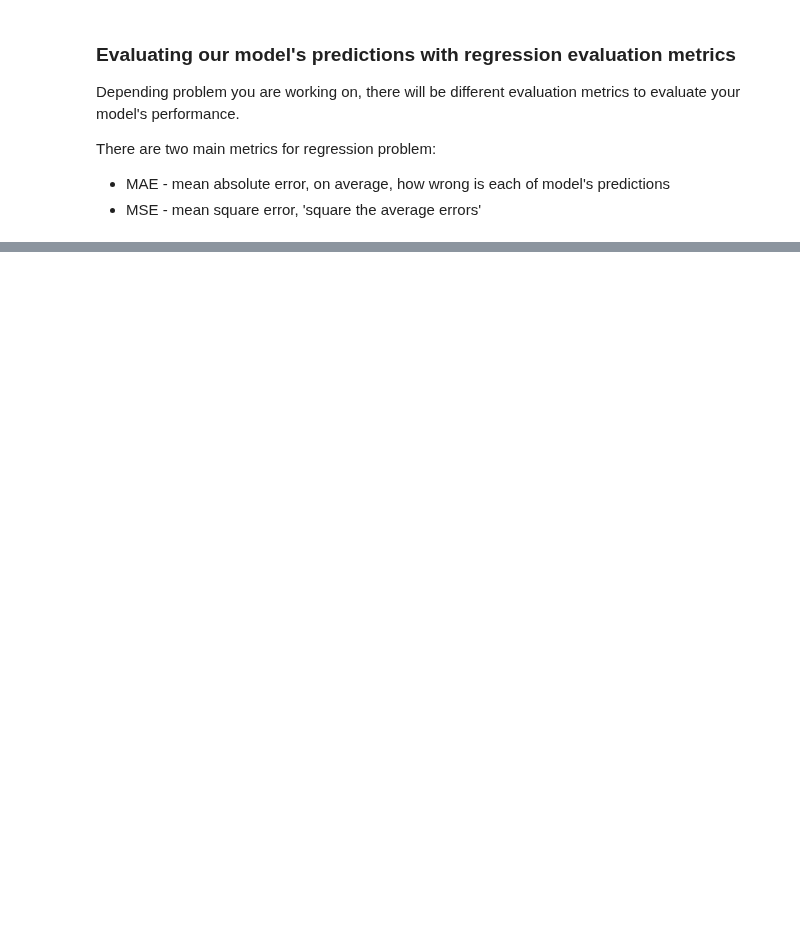
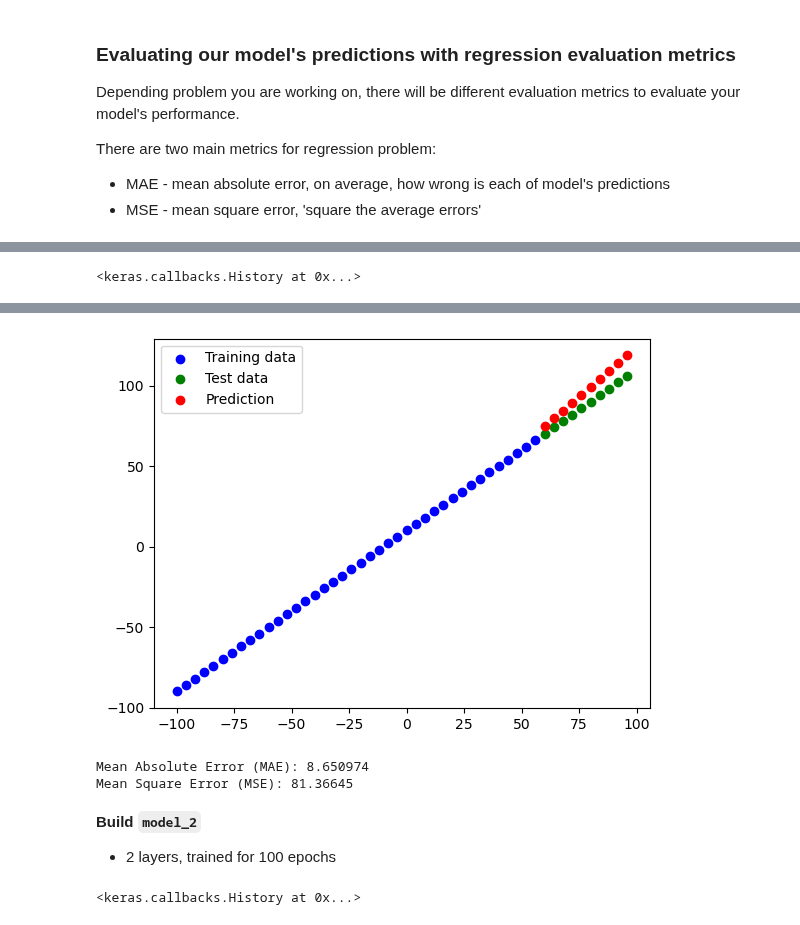
Before and after one commit to SedatParlak/tensorflow, a Jupyter notebook: 01_neural_network_regression_with_tensorflow.ipynb, the cells around one changed output, grey strips where cells are left out. Saved outputs shown, nothing was run; the diff lists cells and outputs as text; code cells hidden in the pictures; blank space fills up the shorter version.

```diff
--- a/01_neural_network_regression_with_tensorflow.ipynb
+++ b/01_neural_network_regression_with_tensorflow.ipynb
@@ -623,0 +572,29 @@ Mean Square Error (MSE): 140.7931671142578
+# %%
+# set random seed
+tf.random.set_seed(42)
+
+# 1. Create the model
+model_1 = tf.keras.Sequential([
+    tf.keras.layers.Dense(1)
+])
+
+# 2. Compile the model
+model_1.compile(
+     loss=tf.keras.losses.mae,
+     optimizer=tf.keras.optimizers.SGD(),
+     metrics=['mae']
+)
+
+# 3. Fit the model
+model_1.fit(tf.expand_dims(X_train, axis=-1), y_train, epochs=100, verbose=0)
+# %% [output]
+<keras.callbacks.History at 0x...>
+# %%
+# Make and plot prediction for model_1
+y_pred_1 = model_1.predict(X_test)
+plot_prediction(train_data=X_train,
+                train_labels=y_train,
+                test_data=X_test,
+                test_labels=y_test,
+                predictions=y_pred_1)
+# %% [output]
@@ -623,0 +602,33 @@ Mean Square Error (MSE): 140.7931671142578
+[figure, added]
+# %%
+# Calculate evaluation metrics for model_!
+print('Mean Absolute Error (MAE):', mae(y_test, y_pred_1))
+print('Mean Square Error (MSE):', mse(y_test, y_pred_1))
+# %% [output]
+Mean Absolute Error (MAE): 8.650974
+Mean Square Error (MSE): 81.36645
+# %% [markdown]
+**Build `model_2`**
+
+* 2 layers, trained for 100 epochs
+# %%
+# Set random seed
+tf.random.set_seed(42)
+
+# 1. Create the model
+model_2 = tf.keras.Sequential([
+    tf.keras.layers.Dense(10),
+    tf.keras.layers.Dense(1)
+])
+
+# 2. Compile the model
+model_2.compile(
+     loss=tf.keras.losses.mae,
+     optimizer=tf.keras.optimizers.SGD(),
+     metrics=['mae']
+)
+
+# 3. Fit the model
+model_2.fit(tf.expand_dims(X_train, axis=-1), y_train, epochs=100, verbose=0)
+# %% [output]
+<keras.callbacks.History at 0x...>
```
Also changed, not shown: parts of 79 cells of this notebook.
